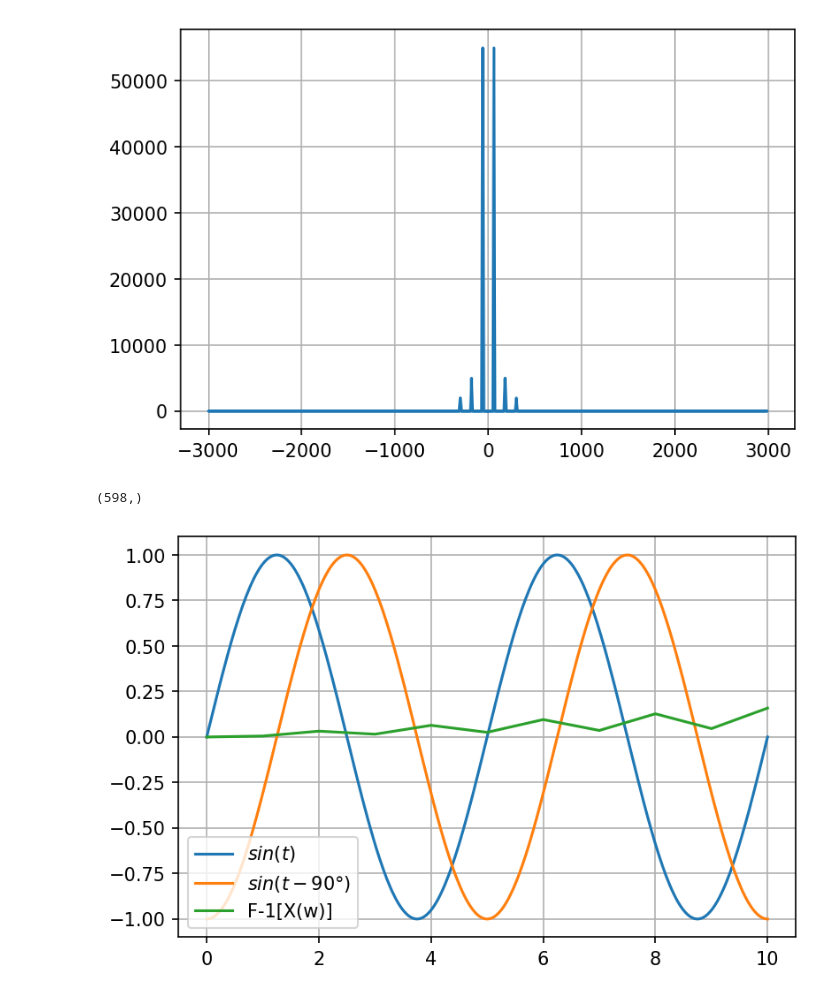
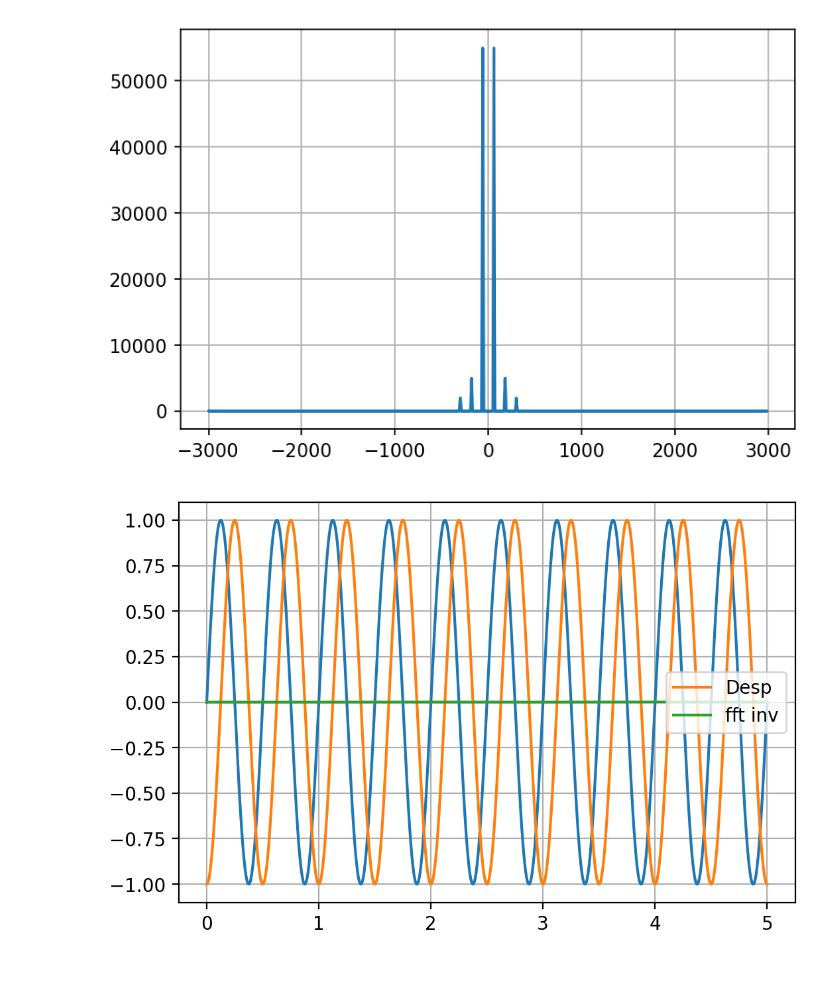
Before and after one commit to DnelZpt/line_analyzer, a Jupyter notebook: final_project.ipynb, the cells around one changed output. Cells and saved outputs as stored; diff of their text form; code cells hidden in the pictures.

```diff
--- a/final_project.ipynb
+++ b/final_project.ipynb
@@ -98,27 +123,38 @@ plt.show()
 [figure]
 # %%
 # This cell is used to test some concepts
-t = np.linspace(0, 10, 300)
-y = np.sin(2 * np.pi * 60 * t)
-yd = np.sin(2 * np.pi * 60 * t - np.pi / 2)
+SAMPLE_RATE = 44100  # Hertz
+DURATION = 5  # Seconds
+PHASE = np.pi / 2
+N = SAMPLE_RATE * DURATION
+
+
+def generate_sine_wave(freq, sample_rate, duration, phase=0):
+    x = np.linspace(0, duration, sample_rate * duration, endpoint=False)
+    frequencies = x * freq
+    # 2pi because np.sin takes radians
+    y = np.sin((2 * np.pi) * frequencies - phase)
+    return x, y
+
+
+# Generate a 2 hertz sine wave that lasts for 5 seconds
+x, y = generate_sine_wave(2, SAMPLE_RATE, DURATION)
+_, yd = generate_sine_wave(2, SAMPLE_RATE, DURATION, PHASE)
 
 yf = fft(y)
-xf = fftfreq(300, 1/30)
+xf = fftfreq(N, 1 / SAMPLE_RATE)
 
 wo = 2 * np.pi * 60
-ydf = yf # * np.exp(-xf * ((np.pi / 2)/wo)*(0+1j))
+ydf = yf  # * np.exp(-xf * ((np.pi / 2)/wo)*(0+1j))
 
-yd_inv = irfft(ydf)
+ydt = irfft(ydf)
 
-print(yd_inv.shape)
-
-plt.figure(dpi=150)
-plt.plot(t, y, label="$sin(t)$")
-plt.plot(t, yd, label="$sin(t - 90°)$")
-plt.plot(yd_inv[: 11], label="F-1[X(w)]")
+plt.figure(dpi=200)
+plt.plot(x, y)
+plt.plot(x, yd, label="Desp")
+plt.plot(ydt[:6], label="fft inv")
 plt.legend()
 plt.grid()
 plt.show()
 # %% [output]
-(598,)
-[figure, old version]
+[figure, new version]
```
Also changed, not shown: parts of 2 cells of this notebook.
